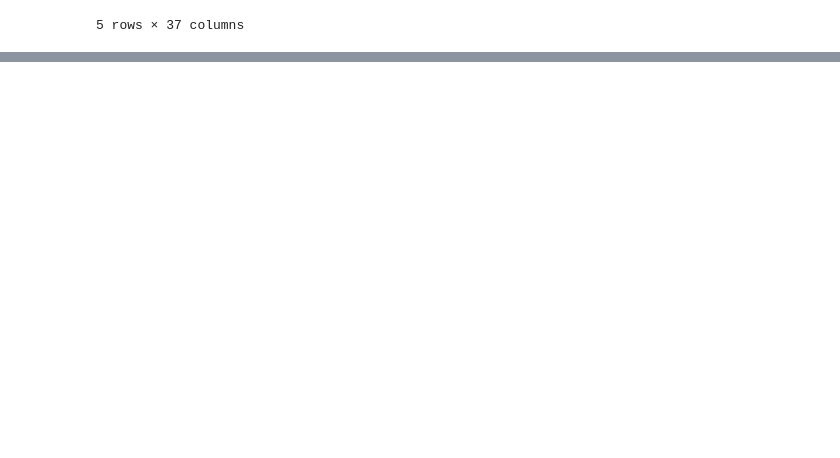
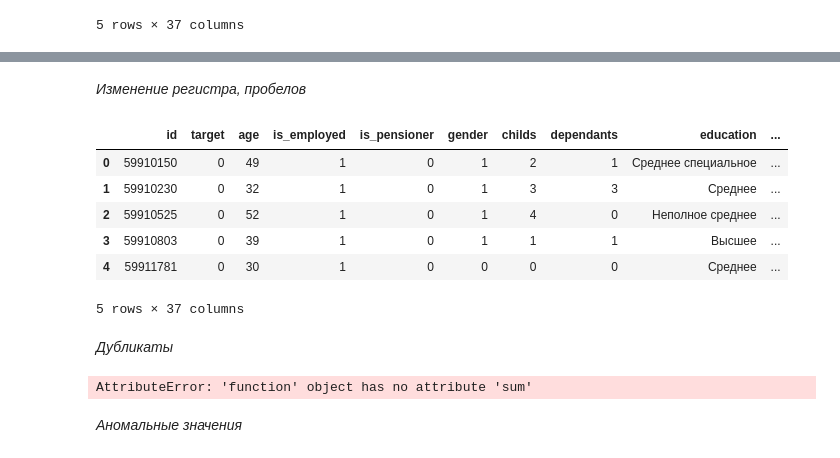
Before and after one commit to jenyadev3/TopResponders, a Jupyter notebook: vkr_project_target_company.ipynb, the cells around one changed output, grey strips where cells are left out. Cells and saved outputs as stored; diff of their text form; code cells hidden in the pictures; blank space fills up the shorter version.

```diff
--- a/vkr_project_target_company.ipynb
+++ b/vkr_project_target_company.ipynb
@@ -160,0 +121,27 @@ memory usage: 4.3+ MB
+# %% [markdown]
+*Изменение регистра, пробелов*
+# %%
+df.columns = (
+    df.columns
+    .str.lower()
+    .str.strip()
+)
+
+df.head()
+# %% [output]
+|  | id | target | age | is_employed | is_pensioner | gender | childs | dependants | education | ... |
+| 0 | 59910150 | 0 | 49 | 1 | 0 | 1 | 2 | 1 | Среднее специальное | ... |
+| 1 | 59910230 | 0 | 32 | 1 | 0 | 1 | 3 | 3 | Среднее | ... |
+| 2 | 59910525 | 0 | 52 | 1 | 0 | 1 | 4 | 0 | Неполное среднее | ... |
+| 3 | 59910803 | 0 | 39 | 1 | 0 | 1 | 1 | 1 | Высшее | ... |
+| 4 | 59911781 | 0 | 30 | 1 | 0 | 0 | 0 | 0 | Среднее | ... |
+5 rows × 37 columns
+# %% [markdown]
+*Дубликаты*
+# %%
+df.duplicated(subset="id").sum()
+dups_all_except_id = df.duplicated(subset=[col for col in df.columns if col !="id"])
+# %% [output]
+AttributeError: 'function' object has no attribute 'sum'
+# %% [markdown]
+*Аномальные значения*
```
Also changed, not shown: parts of 17 cells of this notebook.
